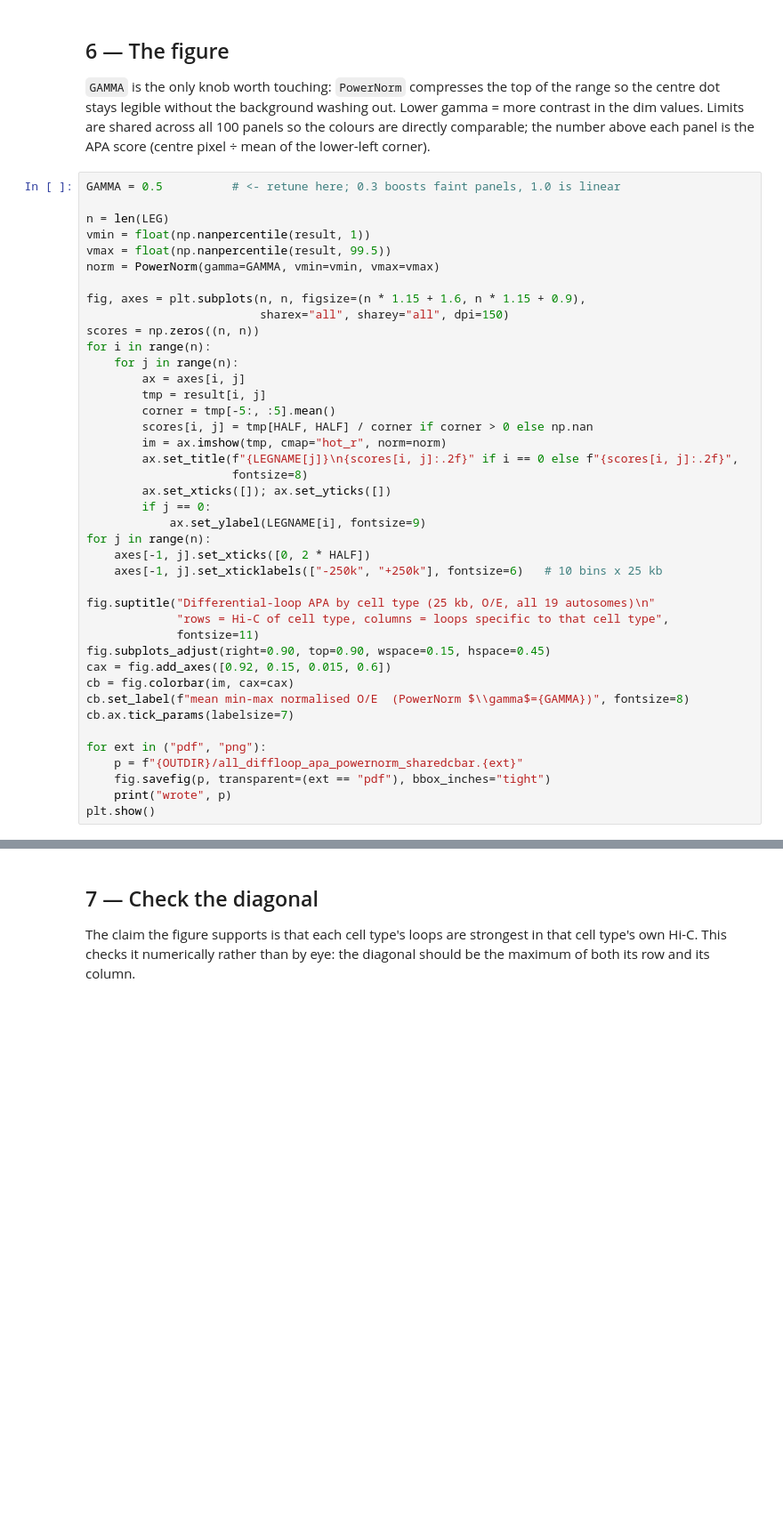
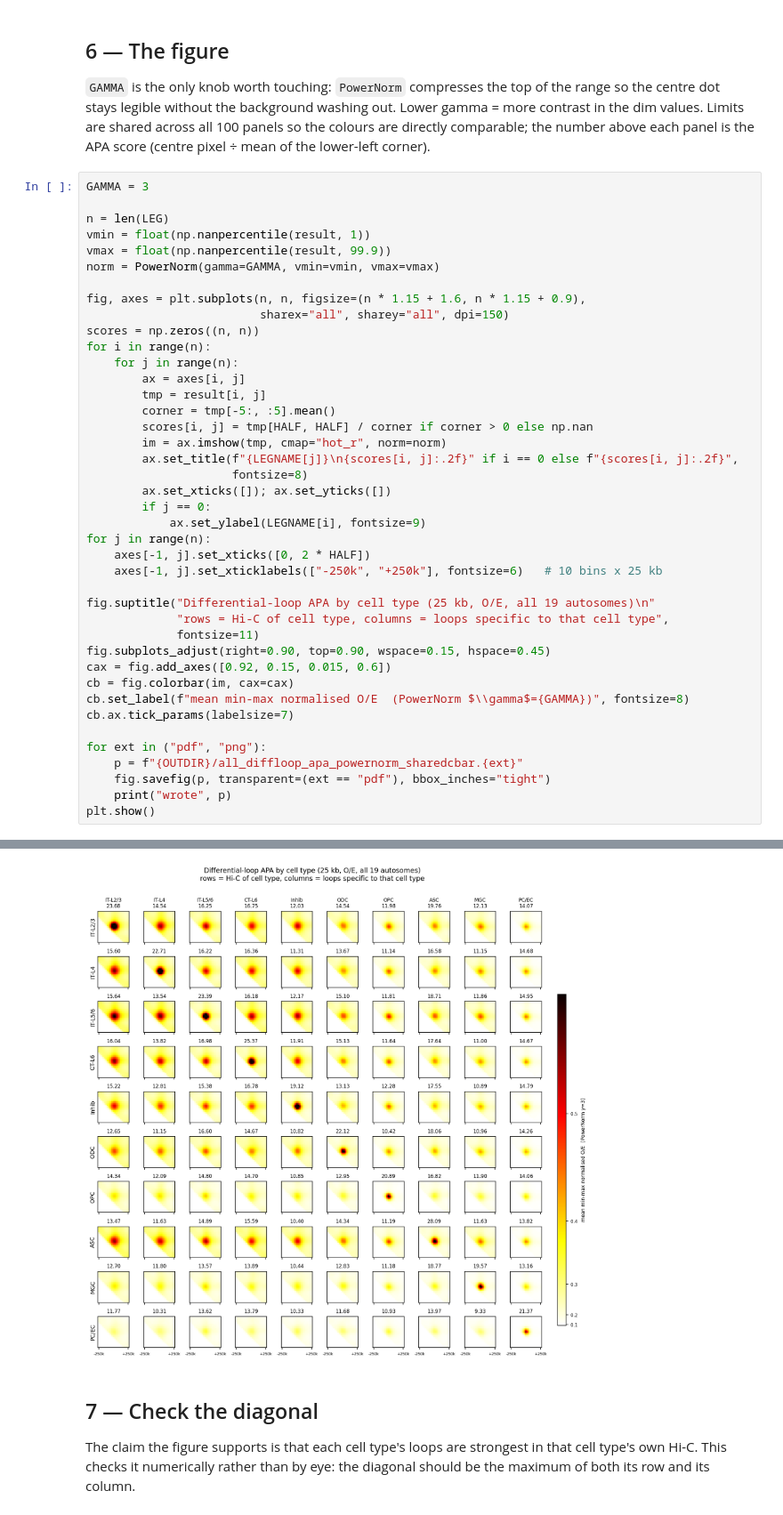
Before and after one commit to epifluidlab/scNOMe-HiC, a Jupyter notebook: main_figures/fig3/fig3_apa.ipynb, the cells around one changed output, grey strips where cells are left out. Shown at 89% size. Cells and saved outputs as stored; diff of their text form; blank space fills up the shorter version.

```diff
--- a/main_figures/fig3/fig3_apa.ipynb
+++ b/main_figures/fig3/fig3_apa.ipynb
@@ -255,11 +298,11 @@ gamma = more contrast in the dim values. Limits are shared across all 100 panels
 so the colours are directly comparable; the number above each panel is the APA
 score (centre pixel ÷ mean of the lower-left corner).
 # %%
-GAMMA = 0.5          # <- retune here; 0.3 boosts faint panels, 1.0 is linear
+GAMMA = 3
 
 n = len(LEG)
 vmin = float(np.nanpercentile(result, 1))
-vmax = float(np.nanpercentile(result, 99.5))
+vmax = float(np.nanpercentile(result, 99.9))
 norm = PowerNorm(gamma=GAMMA, vmin=vmin, vmax=vmax)
 
 fig, axes = plt.subplots(n, n, figsize=(n * 1.15 + 1.6, n * 1.15 + 0.9),
@@ -295,3 +338,4 @@ for ext in ("pdf", "png"):
     fig.savefig(p, transparent=(ext == "pdf"), bbox_inches="tight")
     print("wrote", p)
 plt.show()
+# %% [output]
@@ -298,3 +344,4 @@ plt.show()
+[figure, added]
 # %% [markdown]
 ## 7 — Check the diagonal
 
```
Also changed, not shown: parts of 7 cells of this notebook, 2 other files.
